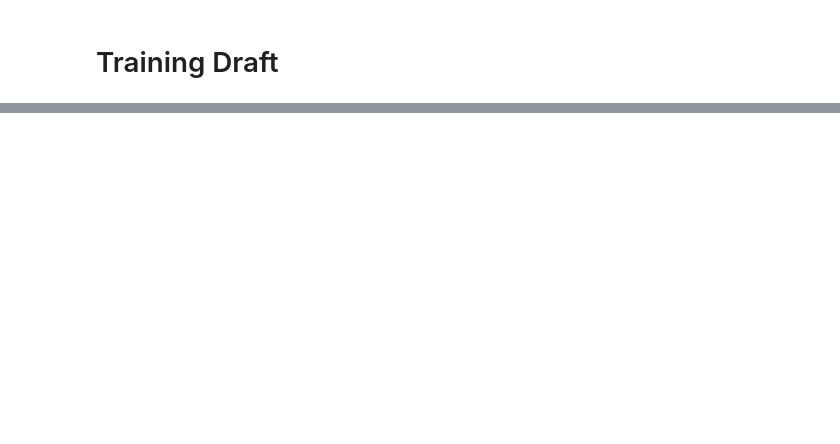
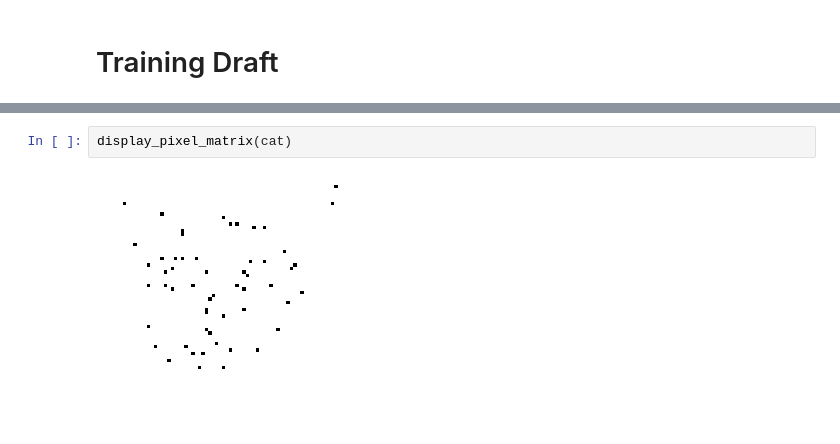
Before and after one commit to ZezhiWang/DG, a Jupyter notebook: draft.ipynb, the cells around one changed output, grey strips where cells are left out. Cells and saved outputs as stored; diff of their text form; blank space fills up the shorter version.

```diff
--- a/draft.ipynb
+++ b/draft.ipynb
@@ -53,0 +82,4 @@ plt.show()
+# %%
+display_pixel_matrix(cat)
+# %% [output]
+[figure, added]
```
Also changed, not shown: parts of 20 cells of this notebook, 5 other files.
